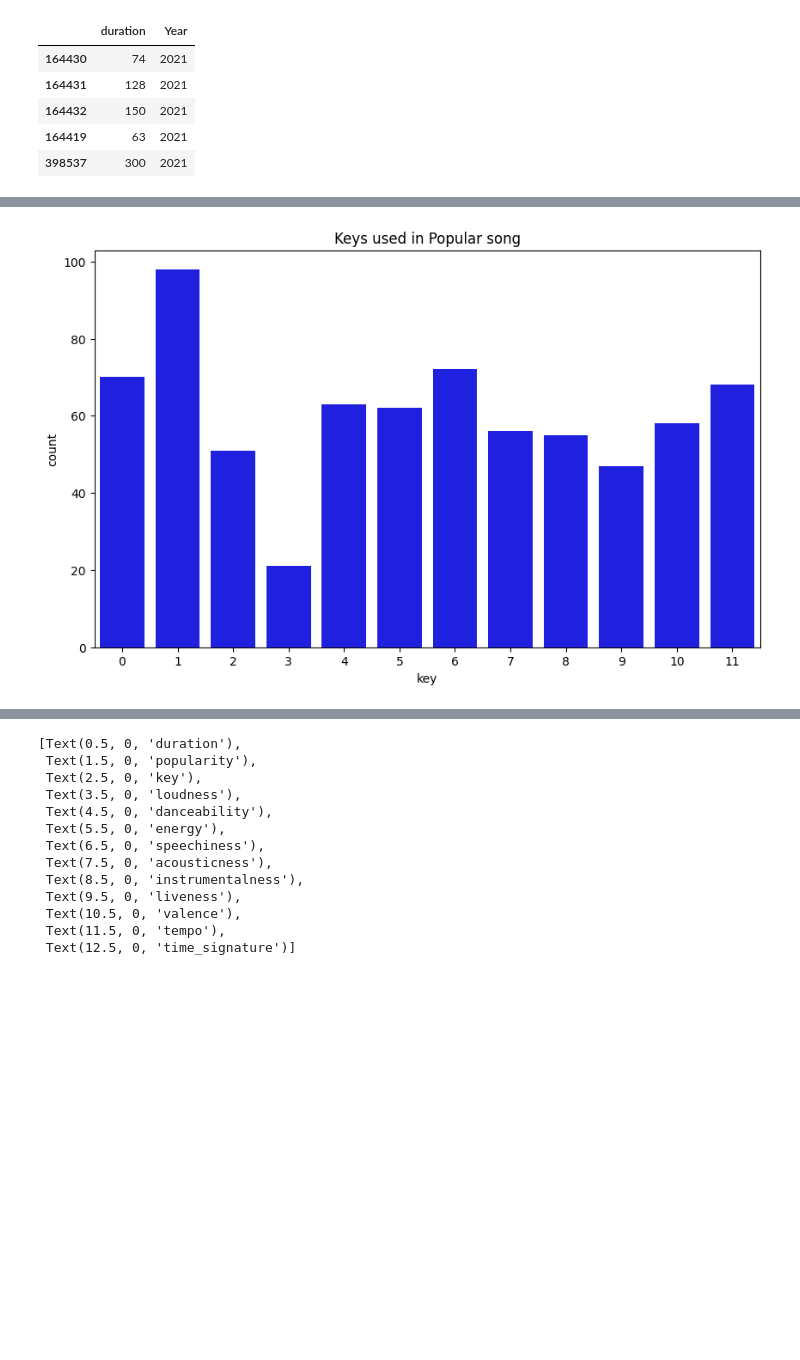
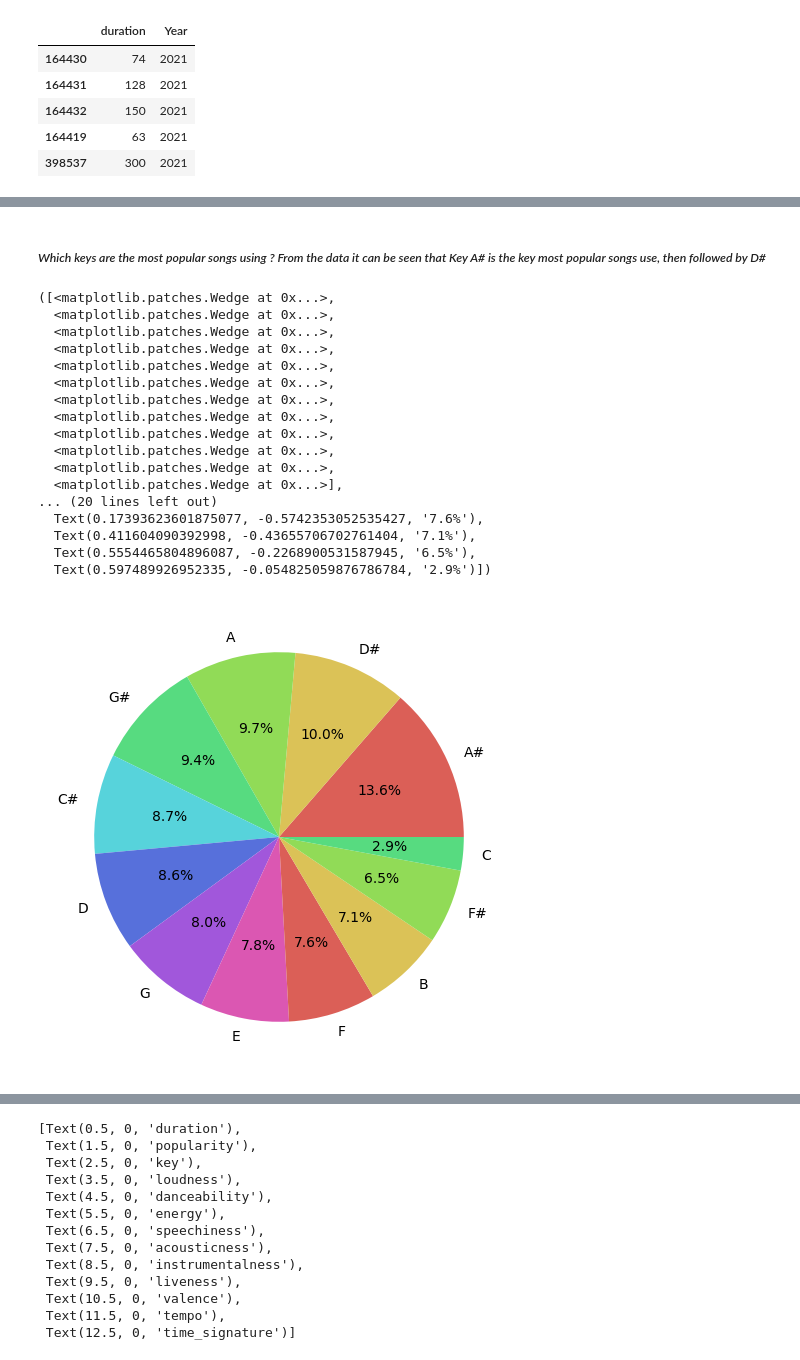
Before and after one commit to Bandoh/Data-Science-Projects, a Jupyter notebook: Music Analysis/01/start.ipynb, the cells around one changed output, grey strips where cells are left out. Cells and saved outputs as stored; diff of their text form; code cells hidden in the pictures; blank space fills up the shorter version.

```diff
--- a/Music Analysis/01/start.ipynb
+++ b/Music Analysis/01/start.ipynb
@@ -8,3 +8,4 @@ import numpy as np
 # read data
 file_name = 'data/tracks.csv'
 df = pd.read_csv(file_name)
+key = ['A',"A#","B","C","C#","D","D#",'E','F','F#',"G","G#"]
@@ -124,10 +153,30 @@ plt.show()
+# %% [markdown]
+##### _Which keys are the most popular songs using ? From the data it can be seen that Key A# is the key most popular songs use, then followed by D#_
 # %%
-plt.figure(figsize=(10,6))
+# picking songs with popularity >80
+df['key_in_letter']=df['key'].apply(lambda x: key[x])
+plt.figure(figsize=(17,6))
 df_pop = df.sort_values('popularity',ascending=False).query("popularity>80")
 df_pop.head(10)
 
-a = sns.countplot(data = df_pop,x = "key", color = "b").set(title="Keys used in Popular song")
-# plt.ylim(0,100)
-#A#
+# a = sns.displot(data = df_pop,x = "key_in_letter",palette="Paired",hue="key_in_letter",binwidth=12).set(title="Keys used in Popular song")
+plt.pie(x=df_pop['key'].value_counts(),labels=df_pop['key_in_letter'].value_counts().keys(),autopct='%0.1f%%')
 # %% [output]
+([<matplotlib.patches.Wedge at 0x...>,
+  <matplotlib.patches.Wedge at 0x...>,
+  <matplotlib.patches.Wedge at 0x...>,
+  <matplotlib.patches.Wedge at 0x...>,
+  <matplotlib.patches.Wedge at 0x...>,
+  <matplotlib.patches.Wedge at 0x...>,
+  <matplotlib.patches.Wedge at 0x...>,
+  <matplotlib.patches.Wedge at 0x...>,
+  <matplotlib.patches.Wedge at 0x...>,
+  <matplotlib.patches.Wedge at 0x...>,
+  <matplotlib.patches.Wedge at 0x...>,
+  <matplotlib.patches.Wedge at 0x...>],
+... (20 lines left out)
+  Text(0.17393623601875077, -0.5742353052535427, '7.6%'),
+  Text(0.411604090392998, -0.43655706702761404, '7.1%'),
+  Text(0.5554465804896087, -0.2268900531587945, '6.5%'),
+  Text(0.597489926952335, -0.054825059876786784, '2.9%')])
-[figure, old version]
+[figure, new version]
```
Also changed, not shown: parts of 31 cells of this notebook.
